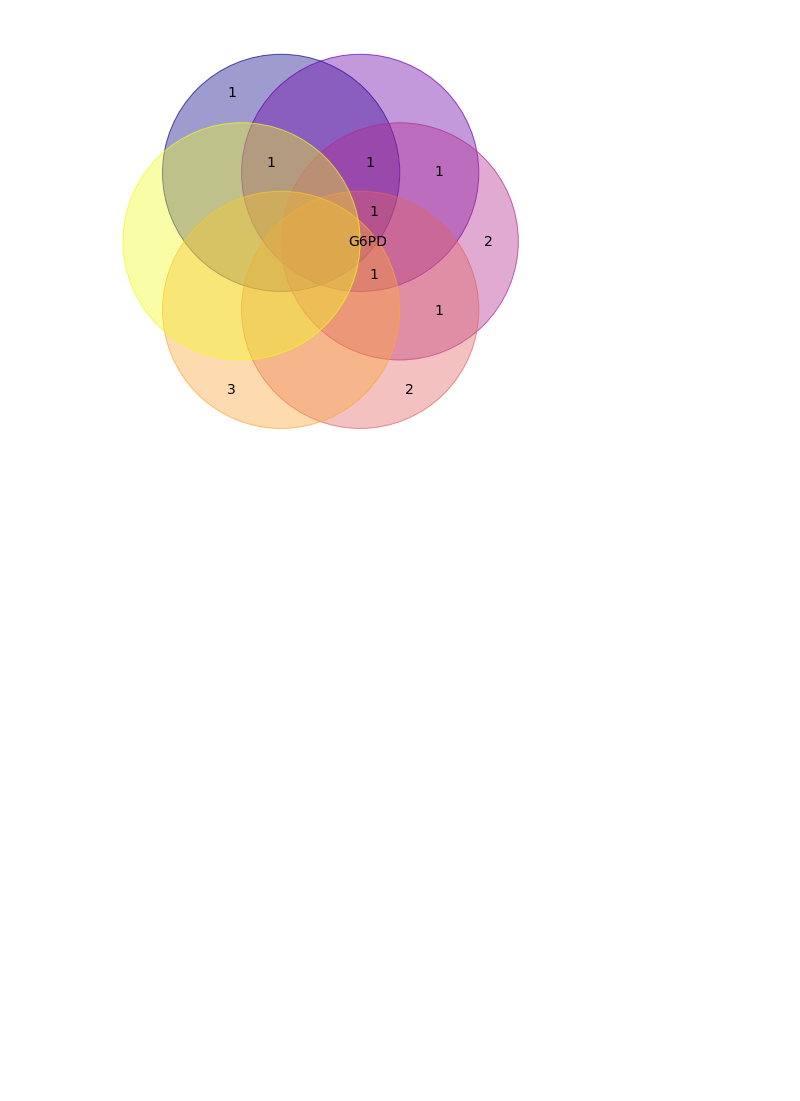
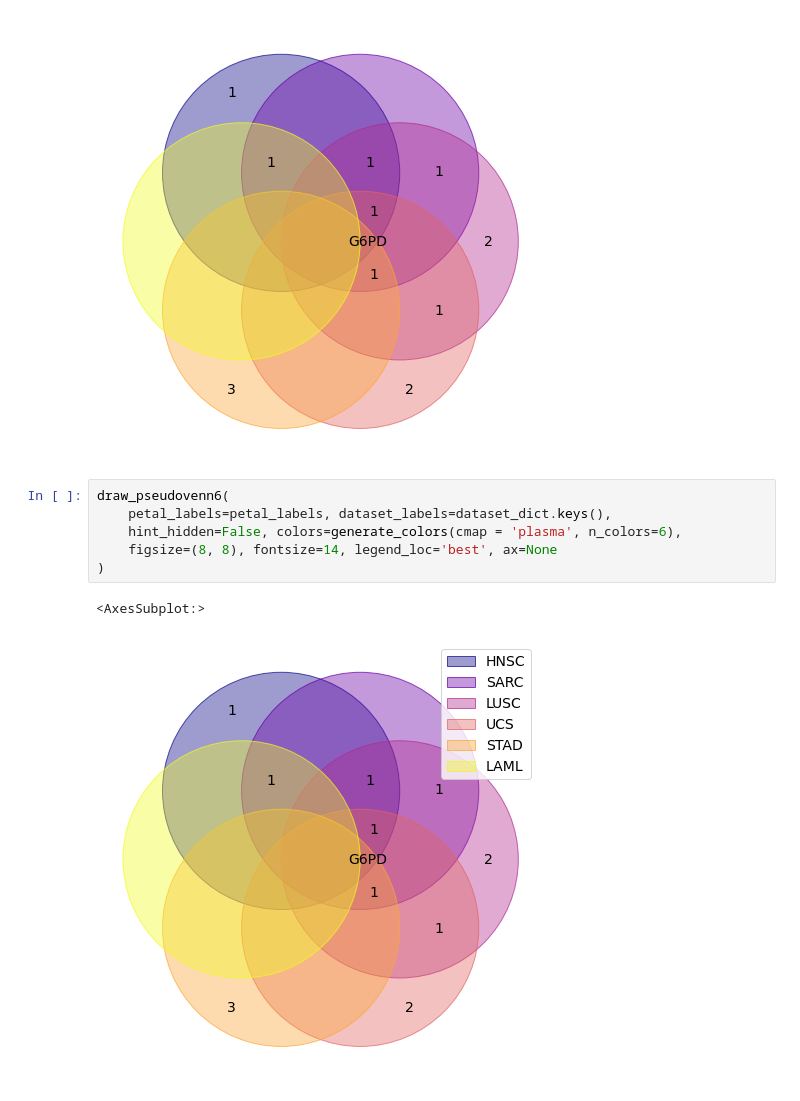
Before and after one commit to shanghongsim/NRF2-PARP1-Bioinformatics, a Jupyter notebook: venn_diagram_plotter.ipynb, the cells around one changed output. Saved outputs shown, nothing was run; the diff lists cells and outputs as text; blank space fills up the shorter version.

```diff
--- a/venn_diagram_plotter.ipynb
+++ b/venn_diagram_plotter.ipynb
@@ -72,3 +72,12 @@ draw_pseudovenn6(
 # %% [output]
 <AxesSubplot:>
 [figure]
+# %%
+draw_pseudovenn6(
+    petal_labels=petal_labels, dataset_labels=dataset_dict.keys(),
+    hint_hidden=False, colors=generate_colors(cmap = 'plasma', n_colors=6),
+    figsize=(8, 8), fontsize=14, legend_loc='best', ax=None
+)
+# %% [output]
+<AxesSubplot:>
+[figure, added]
```
